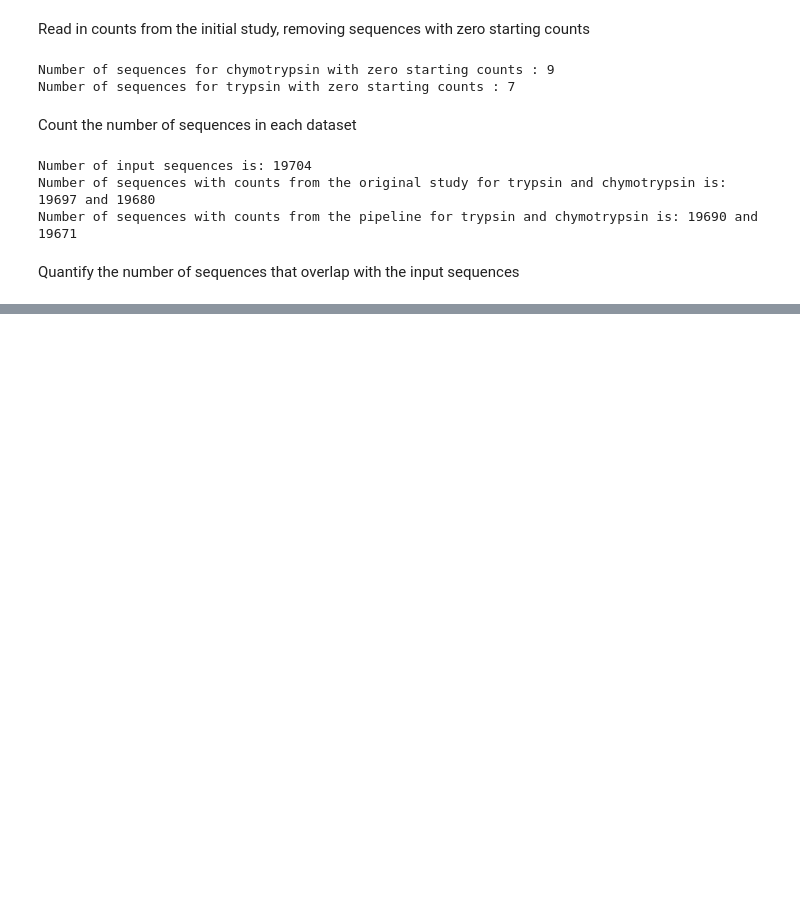
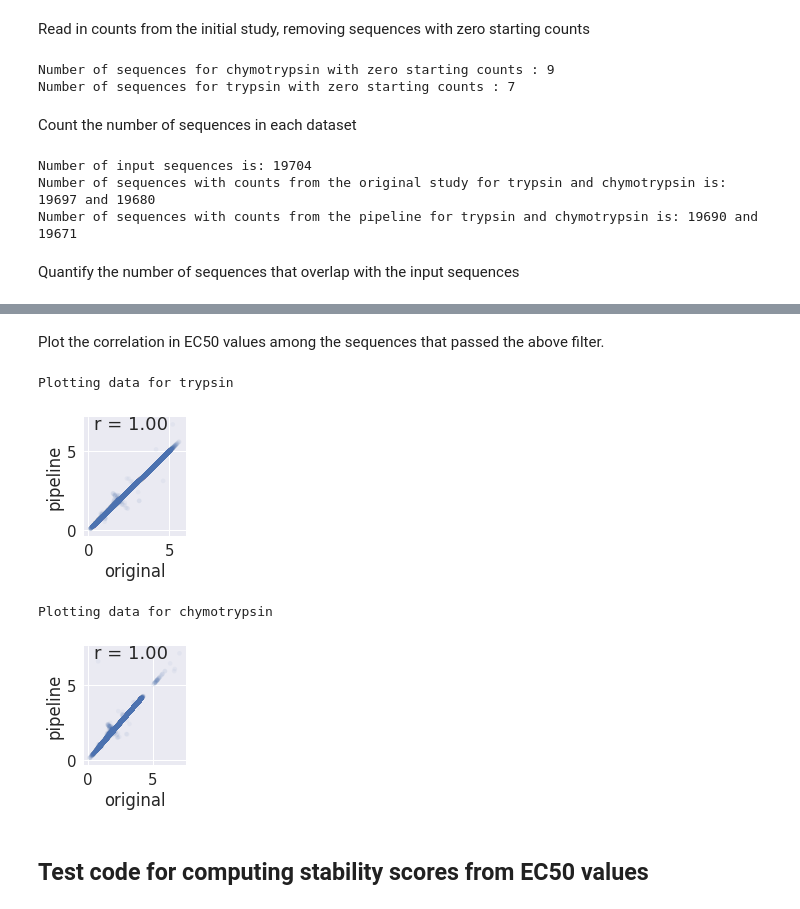
Before and after one commit to Haddox/prot_stab_analysis_pipeline, a Jupyter notebook: analysis_code.ipynb, the cells around one changed output, grey strips where cells are left out. Cells and saved outputs as stored; diff of their text form; code cells hidden in the pictures; blank space fills up the shorter version.

Commit message:
Add tweaks to enable first full run for computing EC50s

```diff
--- a/analysis_code.ipynb
+++ b/analysis_code.ipynb
@@ -280,0 +221,13 @@ for (i, row) in summary_df.iterrows():
+# %%
+# Make a list of input files for each replicate for the trypsin selections
+replicates = ['original', 'pipeline']
+trypsin_files = {
+    'original' : 'data/original_Rocklin_EC50_values/rd4_tryp.sel_k0.8.erf.5e-7.0.0001.3cycles.fulloutput',
+    'pipeline' : 'results/ec50_values/trypsin.fulloutput'
+}
+
+# Make a list of input files for each replicate for the chymotrypsin selections
+chymo_files = {
+    'original' : 'data/original_Rocklin_EC50_values/rd4_chymo.sel_k0.8.erf.5e-7.0.0001.3cycles.fulloutput',
+    'pipeline' : 'results/ec50_values/chymotrypsin.fulloutput'
+}
@@ -280,0 +282,44 @@ for (i, row) in summary_df.iterrows():
+# %% [markdown]
+Plot the correlation in EC50 values among the sequences that passed the above filter.
+# %%
+def corrfunc(x, y, contour, **kws):
+    ncontours=10
+
+    r, _ = scipy.stats.pearsonr(x, y)
+    ax = plt.gca()
+    ax.annotate("r = {:.2f}".format(r),
+                xy=(.1, .9), xycoords=ax.transAxes)
+
+    if contour:
+        sns.kdeplot(x, y, shade=True, n_levels=ncontours)
+    else:
+        plt.scatter(x, y, s=22, alpha=0.05, marker='o', edgecolor='none', rasterized=True)
+
+labels = ['original', 'pipeline']
+for (protease, protease_df) in [('trypsin', trypsin_ec50_df), ('chymotrypsin', chymo_ec50_df)]:
+    print("Plotting data for {0}".format(protease))
+    p = sns.PairGrid(protease_df.dropna(how='any'), vars=labels)
+    p.set(
+        xticks=[0, 5],
+        yticks=[0, 5],
+    )
+
+    # Hide the plots above the diagonal
+    for (i, j) in zip(*numpy.triu_indices_from(p.axes, 1)):
+        p.axes[i, j].set_visible(False)
+    for (i, j) in zip(*numpy.diag_indices_from(p.axes)):
+        p.axes[i, j].set_visible(False)
+
+    # Show correlation coefficients on plots
+    p.map_lower(corrfunc, contour=False)
+
+    #plt.xscale('log')
+    #plt.yscale('log')
+    plt.show()
+# %% [output]
+Plotting data for trypsin
+[figure, added]
+Plotting data for chymotrypsin
+[figure, added]
+# %% [markdown]
+## Test code for computing stability scores from EC50 values
```
Also changed, not shown: parts of 21 cells of this notebook, 3 other files.
